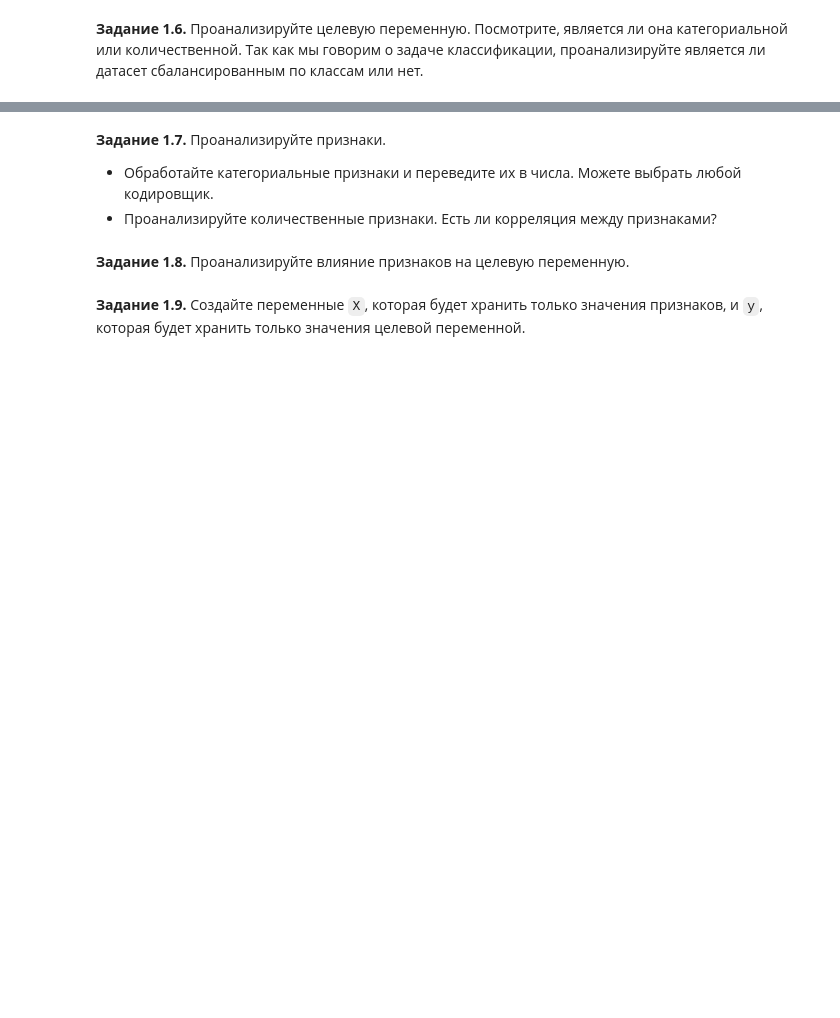
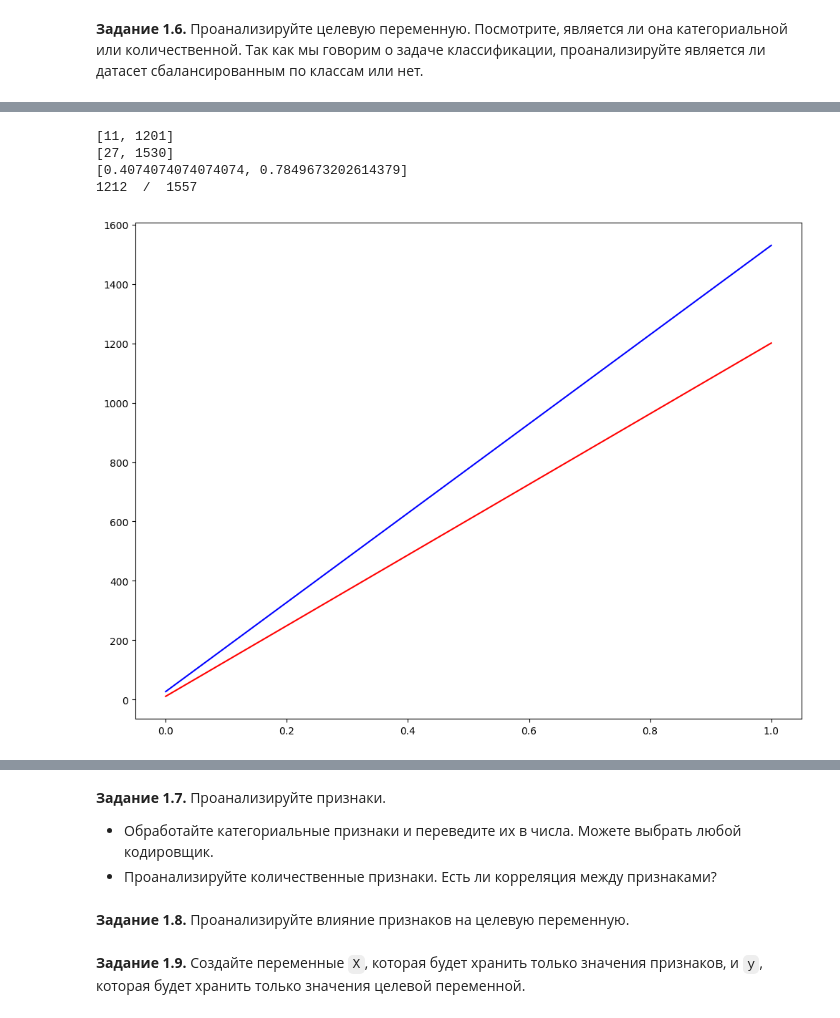
Before and after one commit to Prototype721/MFTI_course, a Jupyter notebook: week_01_ml_intro/Homework/hw_1_game_of_thrones.ipynb, the cells around one changed output, grey strips where cells are left out. Cells and saved outputs as stored; diff of their text form; code cells hidden in the pictures; blank space fills up the shorter version.

```diff
--- a/week_01_ml_intro/Homework/hw_1_game_of_thrones.ipynb
+++ b/week_01_ml_intro/Homework/hw_1_game_of_thrones.ipynb
@@ -227,0 +313,8 @@ data.drop(columns=[...], inplace = True)
+# %%
+analyse_feature('isPopular')
+# %% [output]
+[11, 1201]
+[27, 1530]
+[0.4074074074074074, 0.7849673202614379]
+1212  /  1557
+[figure, added]
```
Also changed, not shown: parts of 21 cells of this notebook.
